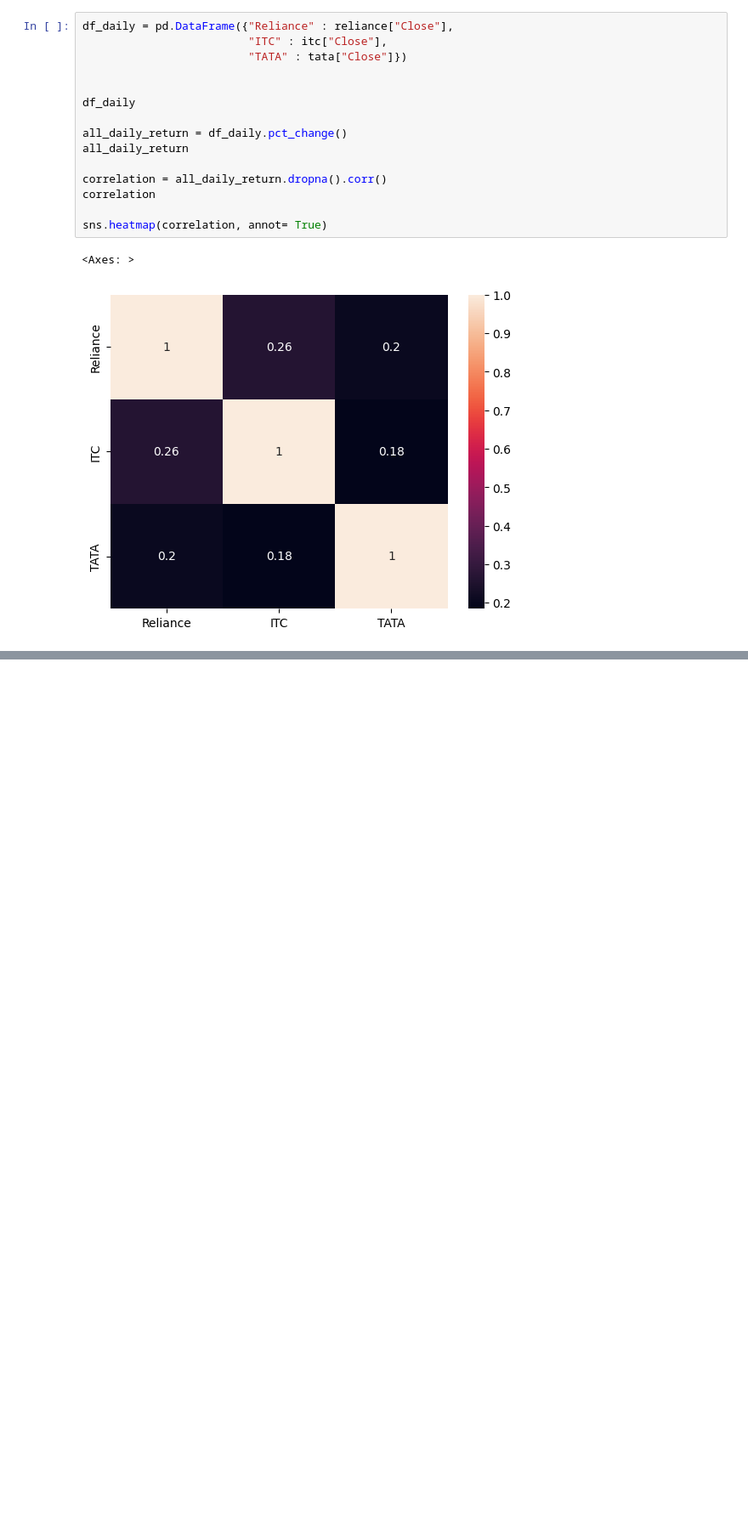
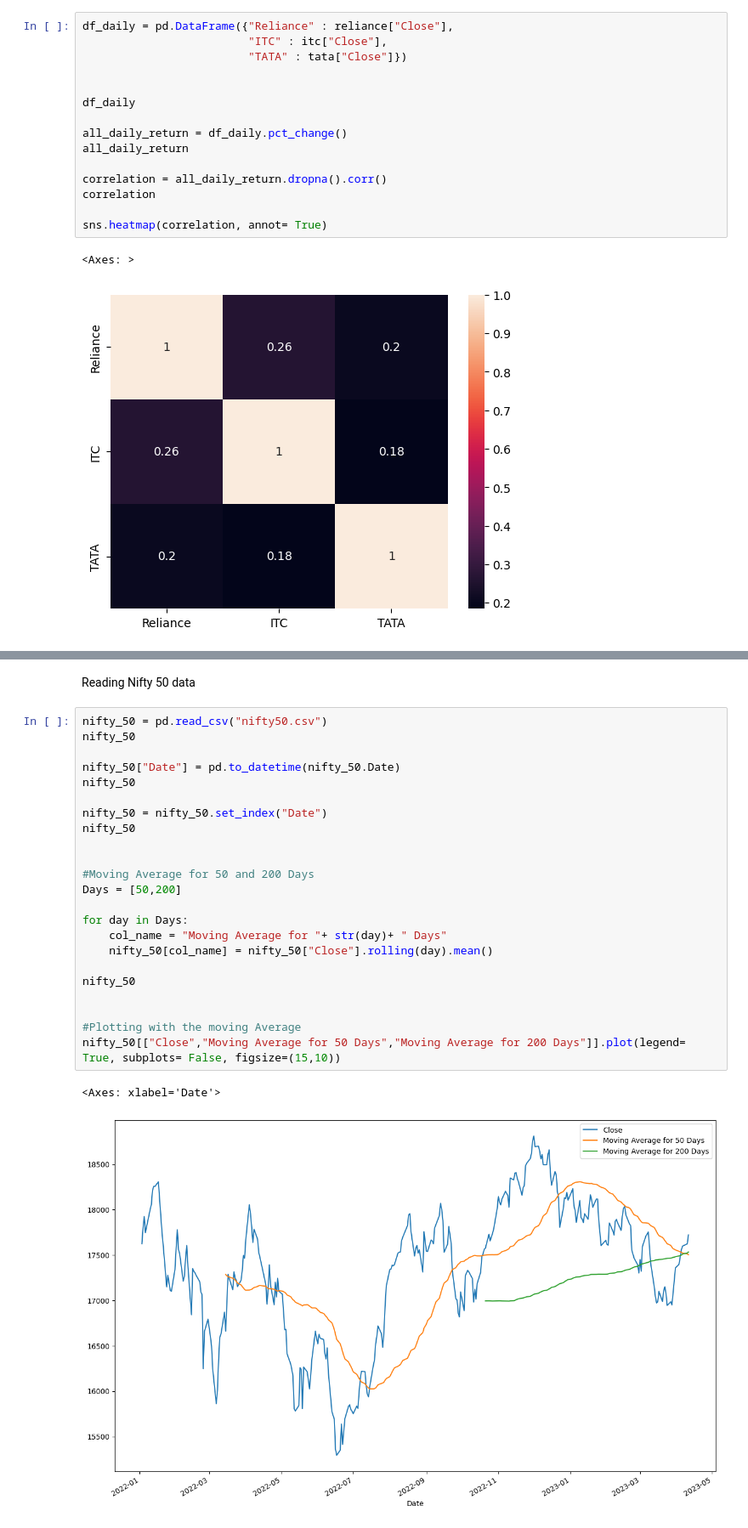
Before and after one commit to suresh130900/python_analisys, a Jupyter notebook: DAP_project.ipynb, the cells around one changed output, grey strips where cells are left out. Shown at 85% size. Saved outputs shown, nothing was run; the diff lists cells and outputs as text; blank space fills up the shorter version.

```diff
--- a/DAP_project.ipynb
+++ b/DAP_project.ipynb
@@ -296,0 +326,28 @@ sns.heatmap(correlation, annot= True)
+# %% [markdown]
+Reading Nifty 50 data
+# %%
+nifty_50 = pd.read_csv("nifty50.csv")
+nifty_50
+
+nifty_50["Date"] = pd.to_datetime(nifty_50.Date)
+nifty_50
+
+nifty_50 = nifty_50.set_index("Date")
+nifty_50
+
+
+#Moving Average for 50 and 200 Days
+Days = [50,200]
+
+for day in Days:
+    col_name = "Moving Average for "+ str(day)+ " Days"
+    nifty_50[col_name] = nifty_50["Close"].rolling(day).mean()
+
+nifty_50
+
+
+#Plotting with the moving Average
+nifty_50[["Close","Moving Average for 50 Days","Moving Average for 200 Days"]].plot(legend= True, subplots= False, figsize=(15,10))
+# %% [output]
+<Axes: xlabel='Date'>
+[figure, added]
```
Also changed, not shown: parts of 4 cells of this notebook, 4 other files.
